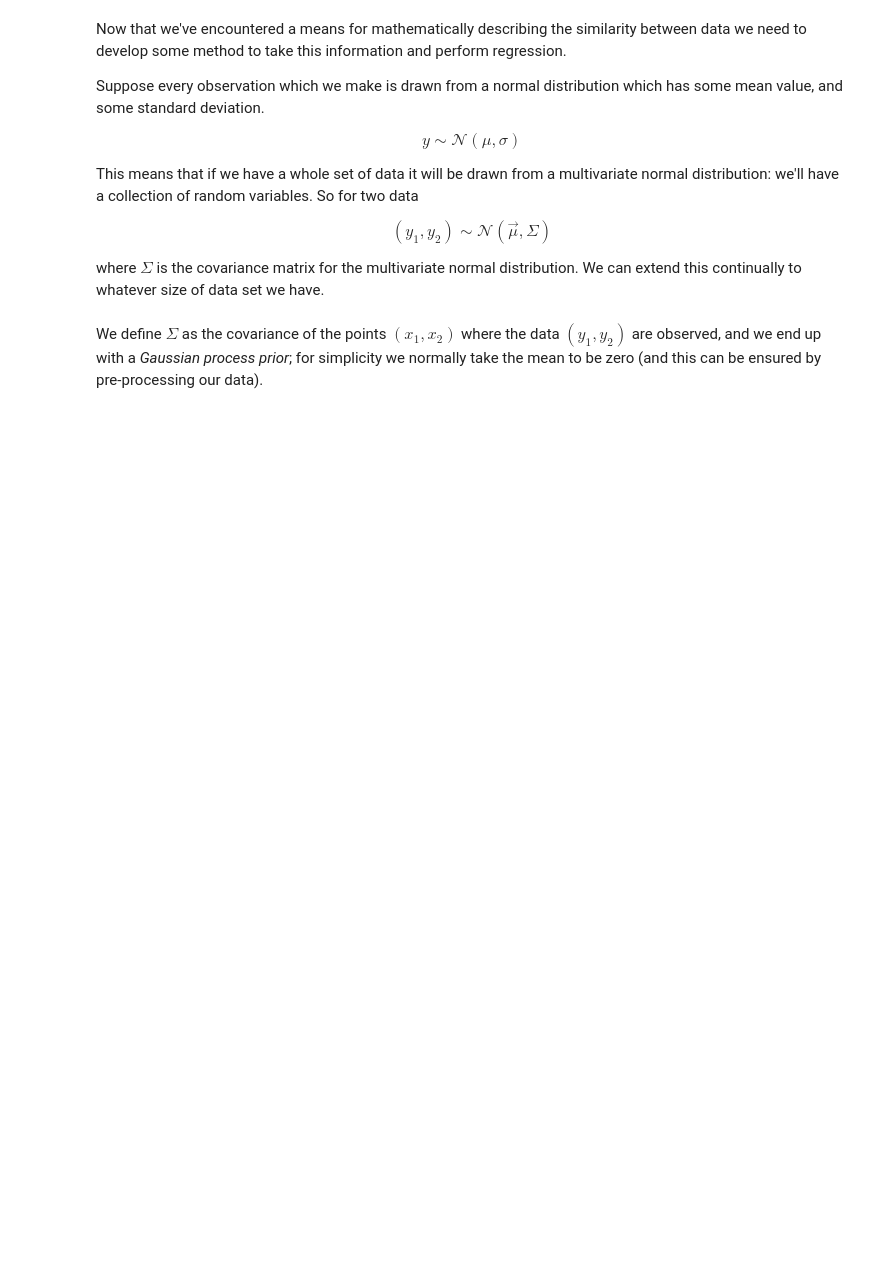
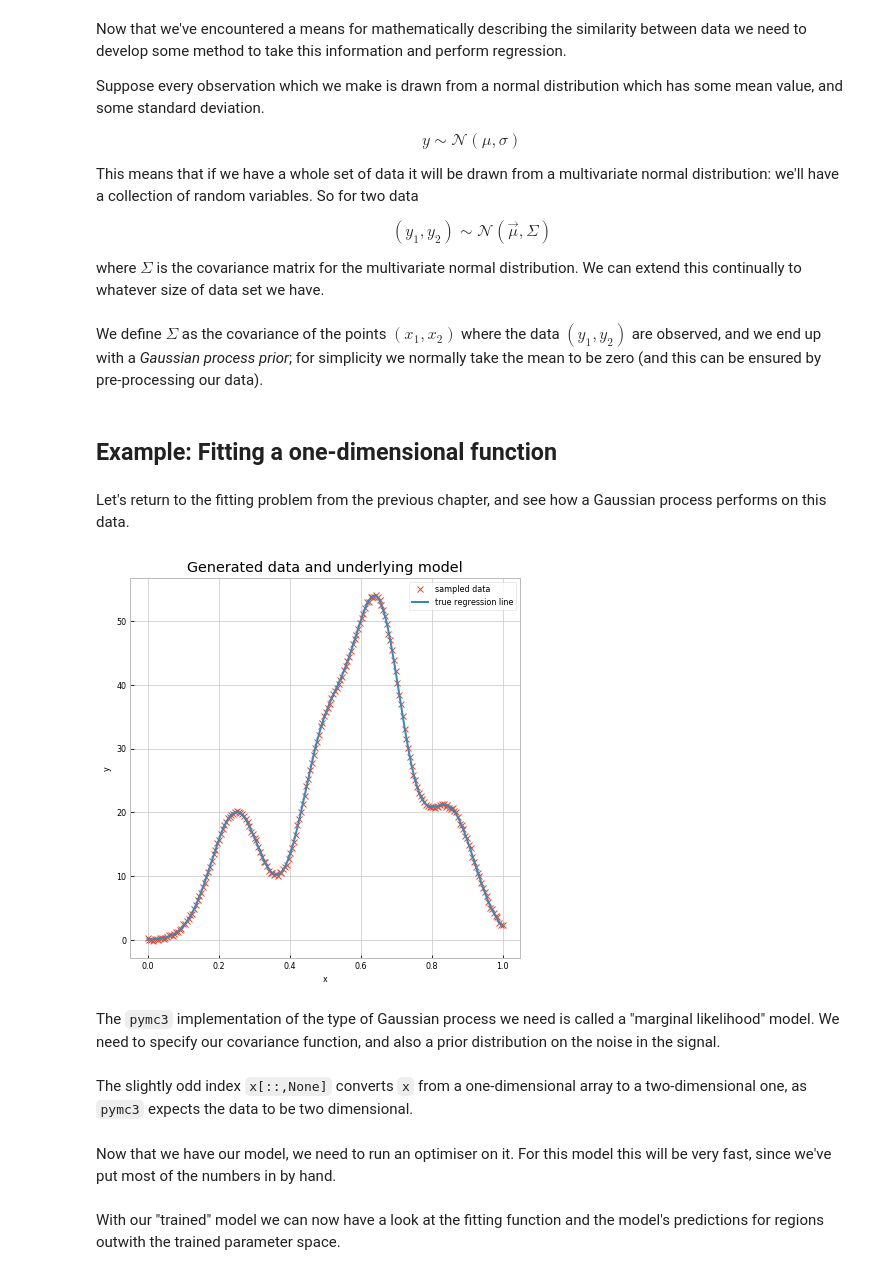
Before and after one commit to transientlunatic/gp-tutorial, a Jupyter notebook: chapters/3. Gaussian Process.ipynb, the cells around one changed output. Saved outputs shown, nothing was run; the diff lists cells and outputs as text; code cells hidden in the pictures; blank space fills up the shorter version.

Commit message:
Added to chapter 3.

```diff
--- a/chapters/3. Gaussian Process.ipynb
+++ b/chapters/3. Gaussian Process.ipynb
@@ -16,0 +27,29 @@ We define $\Sigma$ as the covariance of the points $(x_1, x_2)$ where the data $
+# %% [markdown]
+## Example: Fitting a one-dimensional function
+# %% [markdown]
+Let's return to the fitting problem from the previous chapter, and see how a Gaussian process performs on this data.
+# %%
+size = 200
+true_intercept = 1
+true_slope = 2
+
+x = np.linspace(0, 1, size)
+# y = a + b*x
+
+def normal(x, mean, std):
+    return np.exp(-(x-mean)**2/std**2)/std**2
+
+true_regression_line = 0.3*normal(x,0.5,0.1) + 0.2*normal(x,0.25,0.1) + 0.2*normal(x,0.85,0.1) + 0.5*normal(x,0.65,0.1)
+y = true_regression_line + np.random.normal(scale=.15, size=size)
+
+data = dict(x=x, y=y)
+
+fig = plt.figure(figsize=(7, 7))
+ax = fig.add_subplot(111, xlabel='x', ylabel='y', title='Generated data and underlying model')
+ax.plot(x, y, 'x', label='sampled data')
+ax.plot(x, true_regression_line, label='true regression line', lw=2.)
+plt.legend(loc=0);
+# %% [output]
+[figure, added]
+# %% [markdown]
+The `pymc3` implementation of the type of Gaussian process we need is called a "marginal likelihood" model. We need to specify our covariance function, and also a prior distribution on the noise in the signal.
@@ -16,0 +67,4 @@ We define $\Sigma$ as the covariance of the points $(x_1, x_2)$ where the data $
+# %% [markdown]
+The slightly odd index `x[::,None]` converts `x` from a one-dimensional array to a two-dimensional one, as `pymc3` expects the data to be two dimensional.
+# %% [markdown]
+Now that we have our model, we need to run an optimiser on it. For this model this will be very fast, since we've put most of the numbers in by hand.
@@ -16,0 +74,2 @@ We define $\Sigma$ as the covariance of the points $(x_1, x_2)$ where the data $
+# %% [markdown]
+With our "trained" model we can now have a look at the fitting function and the model's predictions for regions outwith the trained parameter space.
```
Also changed, not shown: parts of 15 cells of this notebook.
